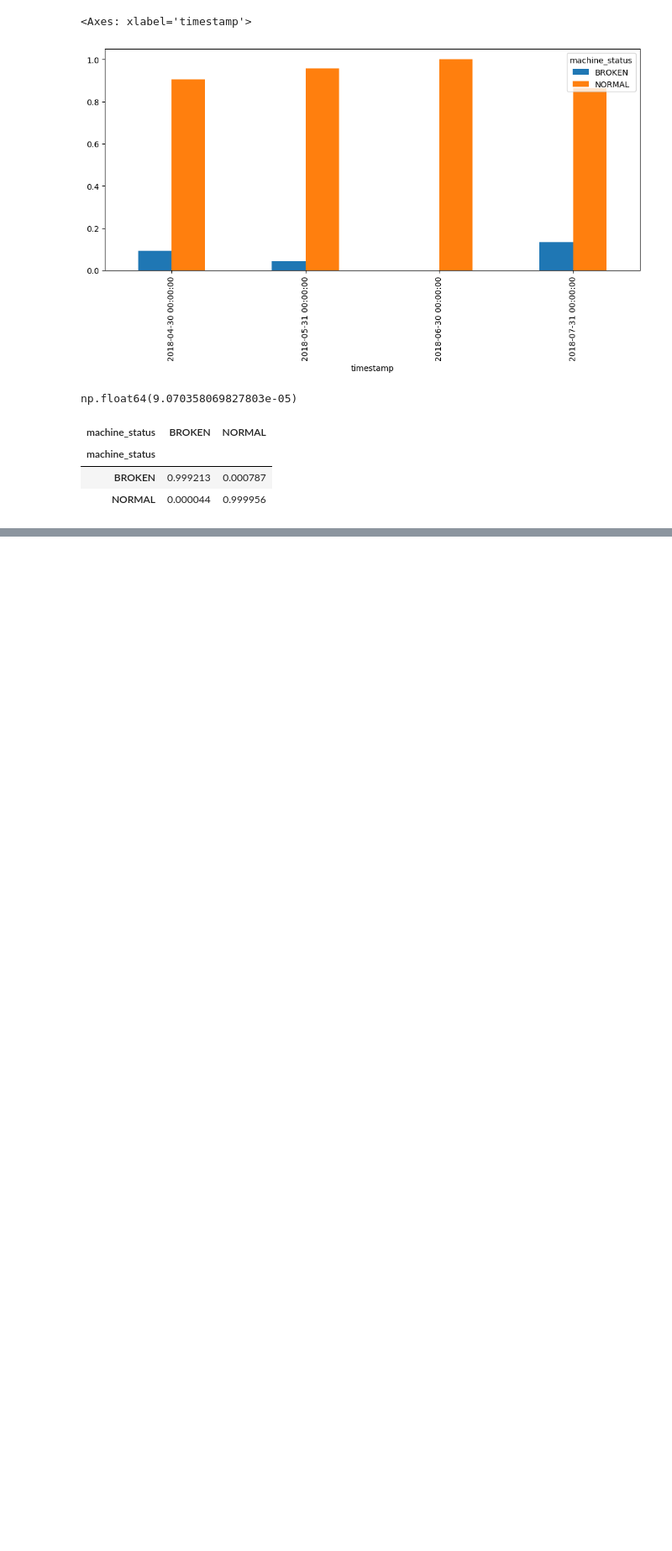
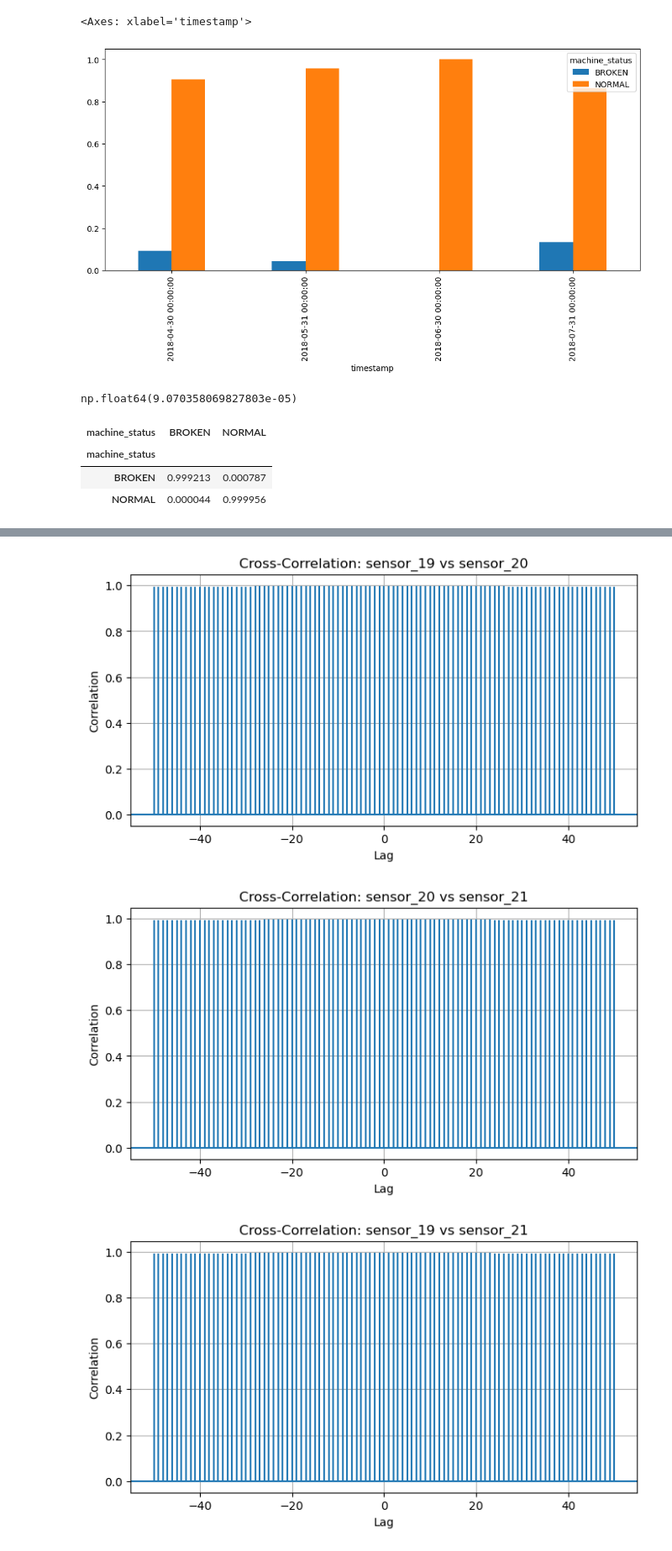
Before and after one commit to TurmaeUrsorum/Pump-Sensor-Time-Series, a Jupyter notebook: notebooks/RND.ipynb, the cells around one changed output, grey strips where cells are left out. Shown at 84% size. Drawn from its saved outputs; the diff is of its cells as text; code cells hidden in the pictures; blank space fills up the shorter version.

```diff
--- a/notebooks/RND.ipynb
+++ b/notebooks/RND.ipynb
@@ -478,0 +595,18 @@ pd.crosstab(df_sensor['machine_status'], df_sensor['machine_status'].shift(-1),
+# %%
+# ambil kolom sensor
+sensor_cols = [col for col in df_sensor.columns if col.startswith('sensor_')]
+
+# hitung pearson correlation (tanpa lag)
+corr_matrix = df_sensor[sensor_cols].corr().abs()
+
+# ubah jadi pairwise table
+corr_pairs = corr_matrix.unstack().reset_index()
+corr_pairs.columns = ['sensor_1', 'sensor_2', 'correlation']
+
+# hilangkan duplikat & pasangan diri sendiri
+corr_pairs = corr_pairs[corr_pairs['sensor_1'] < corr_pairs['sensor_2']]
+
+# ambil pasangan dengan korelasi tinggi (misal > 0.8)
+high_corr = corr_pairs[corr_pairs['correlation'] > 0.8].sort_values('correlation', ascending=False)
+
+print("Top correlated sensor pairs:\n", high_corr.head(10), "\n")
@@ -478,0 +626,20 @@ pd.crosstab(df_sensor['machine_status'], df_sensor['machine_status'].shift(-1),
+# %%
+# plot cross-correlation untuk 3 pasang sensor teratas
+top_n = 3
+for i, row in high_corr.head(top_n).iterrows():
+    s1, s2 = row['sensor_1'], row['sensor_2']
+
+    series1 = df_sensor[s1] - df_sensor[s1].mean()
+    series2 = df_sensor[s2] - df_sensor[s2].mean()
+
+    plt.figure(figsize=(8,4))
+    plt.xcorr(series1, series2, maxlags=50)
+    plt.title(f'Cross-Correlation: {s1} vs {s2}')
+    plt.xlabel('Lag')
+    plt.ylabel('Correlation')
+    plt.grid(True)
+    plt.show()
+# %% [output]
+[figure, added]
+[figure, added]
+[figure, added]
```
Also changed, not shown: parts of 22 cells of this notebook.
